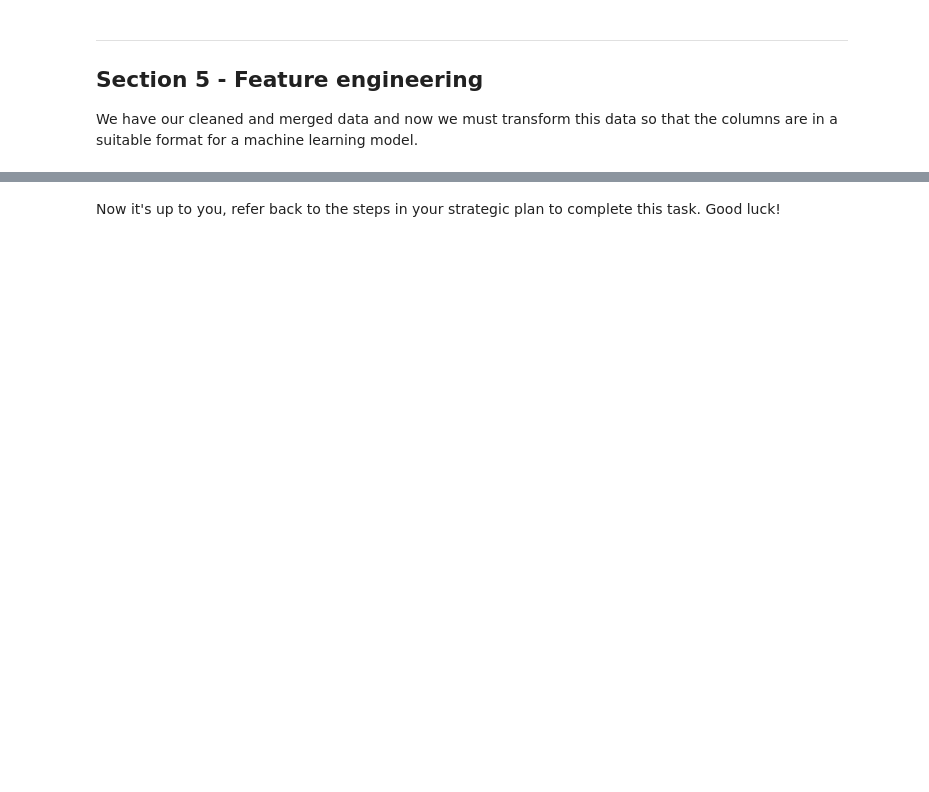
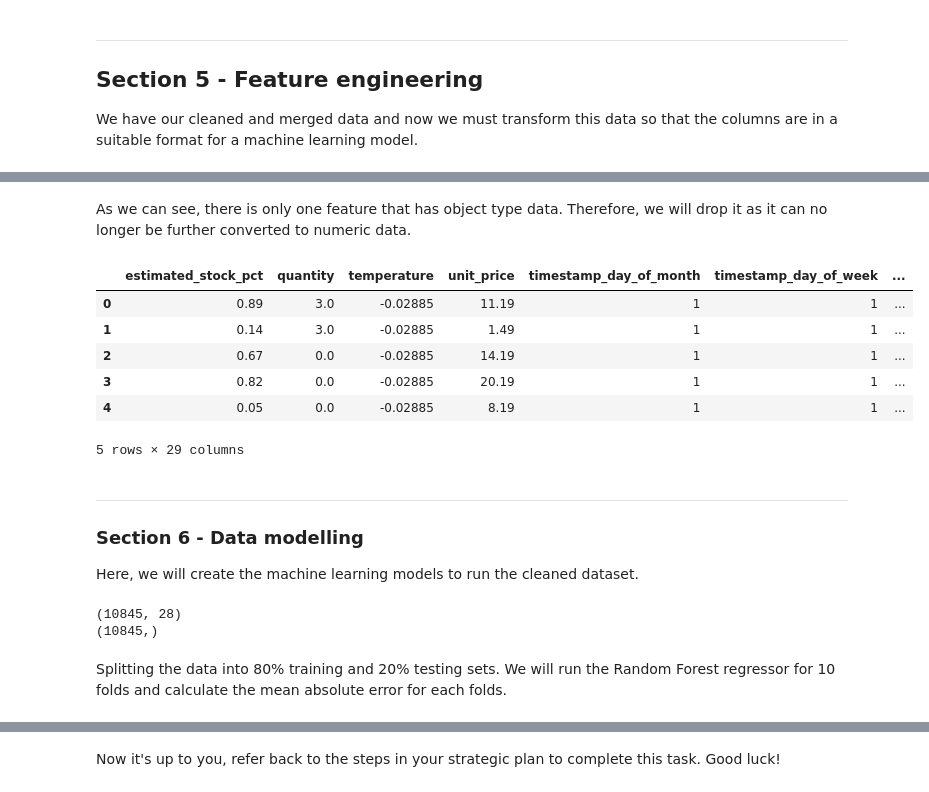
Before and after one commit to shawonsaha15/CourseWorks, a Jupyter notebook: Cognizant Artificial Intelligence/AI_Main.ipynb, the cells around one changed output, grey strips where cells are left out. Drawn from its saved outputs; the diff is of its cells as text; code cells hidden in the pictures; blank space fills up the shorter version.

Commit message:
Data modelling

```diff
--- a/Cognizant Artificial Intelligence/AI_Main.ipynb
+++ b/Cognizant Artificial Intelligence/AI_Main.ipynb
@@ -253,0 +301,30 @@ We have our cleaned and merged data and now we must transform this data so that
+# %% [markdown]
+As we can see, there is only one feature that has object type data. Therefore, we will drop it as it can no longer be further converted to numeric data.
+# %%
+merged_df.drop(columns=['product_id'], inplace=True)
+merged_df.head()
+# %% [output]
+|  | estimated_stock_pct | quantity | temperature | unit_price | timestamp_day_of_month | timestamp_day_of_week | ... |
+| 0 | 0.89 | 3.0 | -0.02885 | 11.19 | 1 | 1 | ... |
+| 1 | 0.14 | 3.0 | -0.02885 | 1.49 | 1 | 1 | ... |
+| 2 | 0.67 | 0.0 | -0.02885 | 14.19 | 1 | 1 | ... |
+| 3 | 0.82 | 0.0 | -0.02885 | 20.19 | 1 | 1 | ... |
+| 4 | 0.05 | 0.0 | -0.02885 | 8.19 | 1 | 1 | ... |
+5 rows × 29 columns
+# %% [markdown]
+---
+
+### Section 6 - Data modelling
+
+Here, we will create the machine learning models to run the cleaned dataset.
+# %%
+X = merged_df.drop(columns=['estimated_stock_pct'])
+y = merged_df['estimated_stock_pct']
+
+print(X.shape)
+print(y.shape)
+# %% [output]
+(10845, 28)
+(10845,)
+# %% [markdown]
+Splitting the data into 80% training and 20% testing sets. We will run the Random Forest regressor for 10 folds and calculate the mean absolute error for each folds.
```
Also changed, not shown: parts of 10 cells of this notebook.
